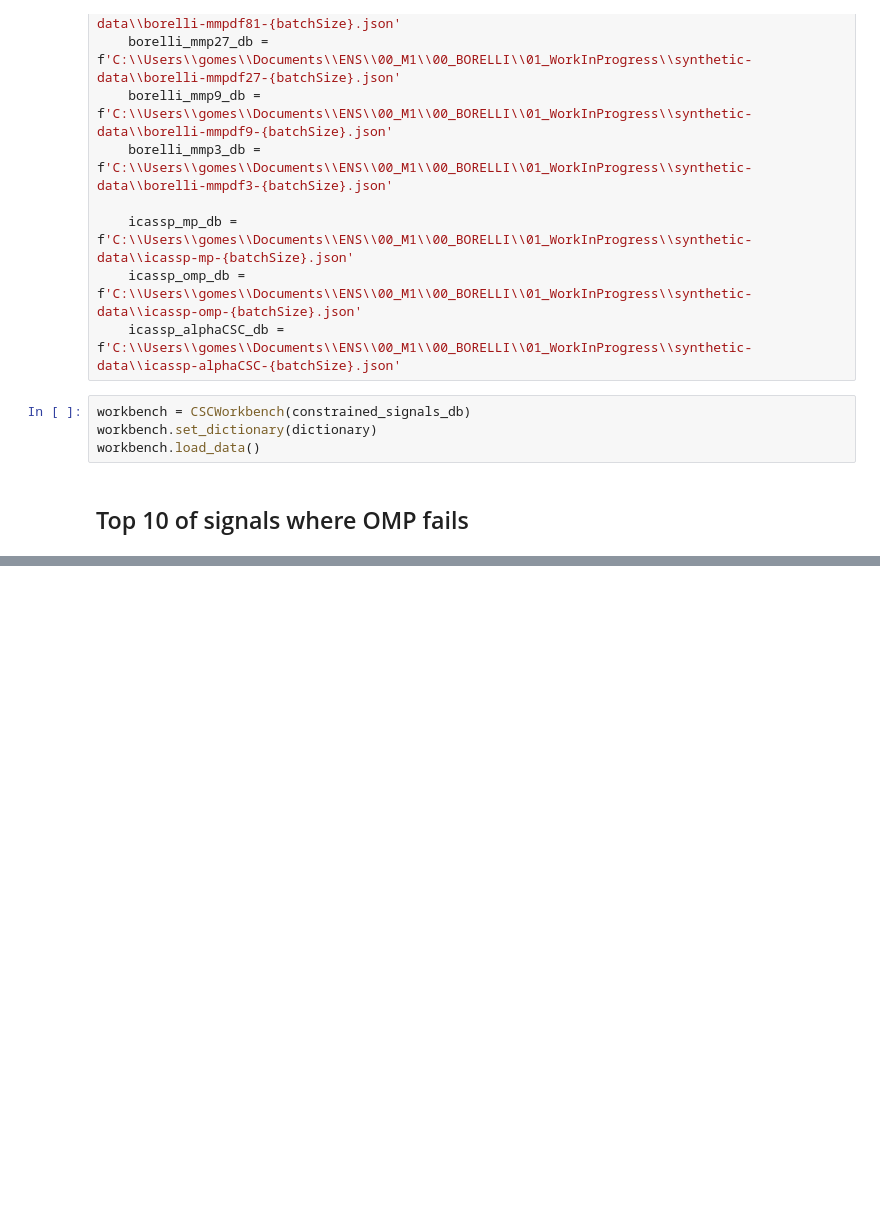
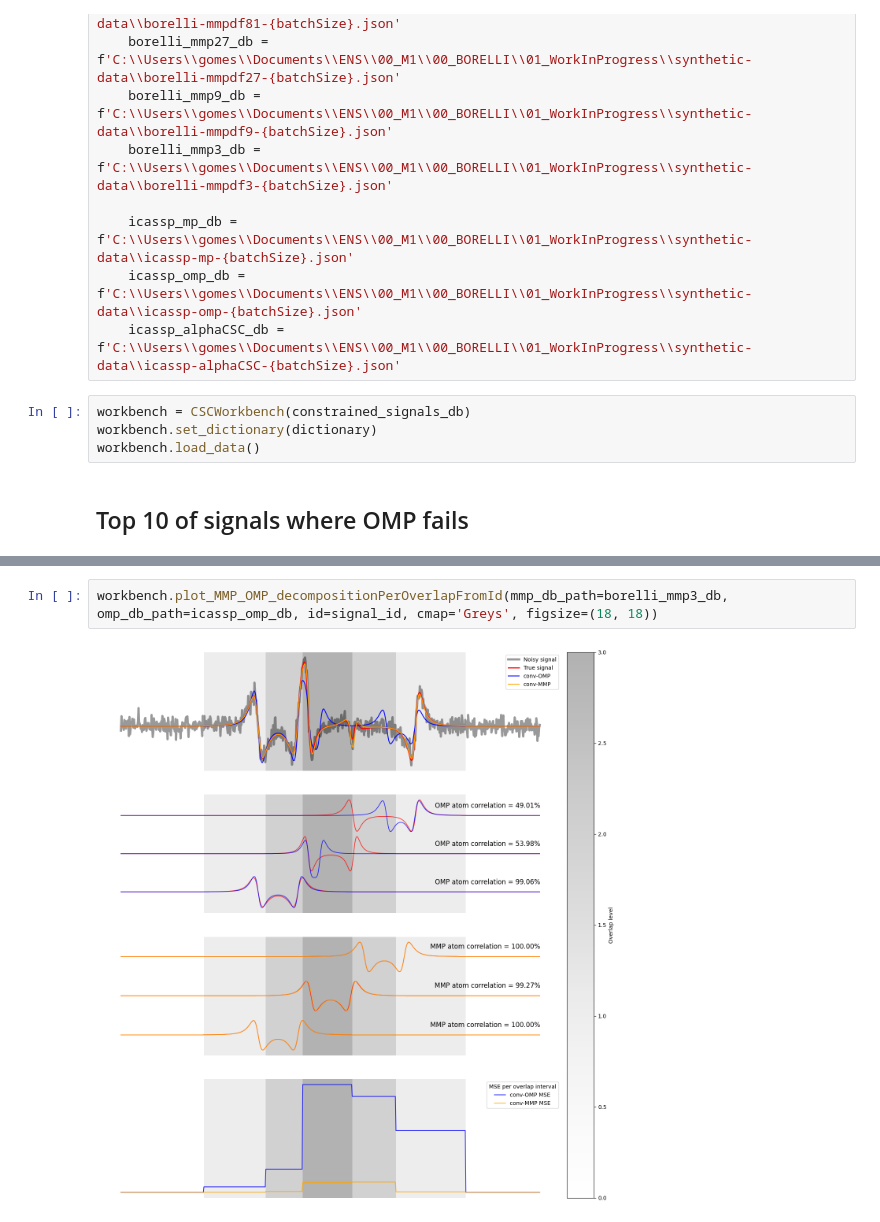
Before and after one commit to yanisgomes/csc, a Jupyter notebook: icassp/report/mmpdf_overlap_metrics.ipynb, the cells around one changed output, grey strips where cells are left out. Cells and saved outputs as stored; diff of their text form; blank space fills up the shorter version.

```diff
--- a/icassp/report/mmpdf_overlap_metrics.ipynb
+++ b/icassp/report/mmpdf_overlap_metrics.ipynb
@@ -126,0 +85,4 @@ print(ids[13])
+# %%
+workbench.plot_MMP_OMP_decompositionPerOverlapFromId(mmp_db_path=borelli_mmp3_db, omp_db_path=icassp_omp_db, id=signal_id, cmap='Greys', figsize=(18, 18))
+# %% [output]
+[figure, added]
```
Also changed, not shown: parts of 9 cells of this notebook, 2 other files.
